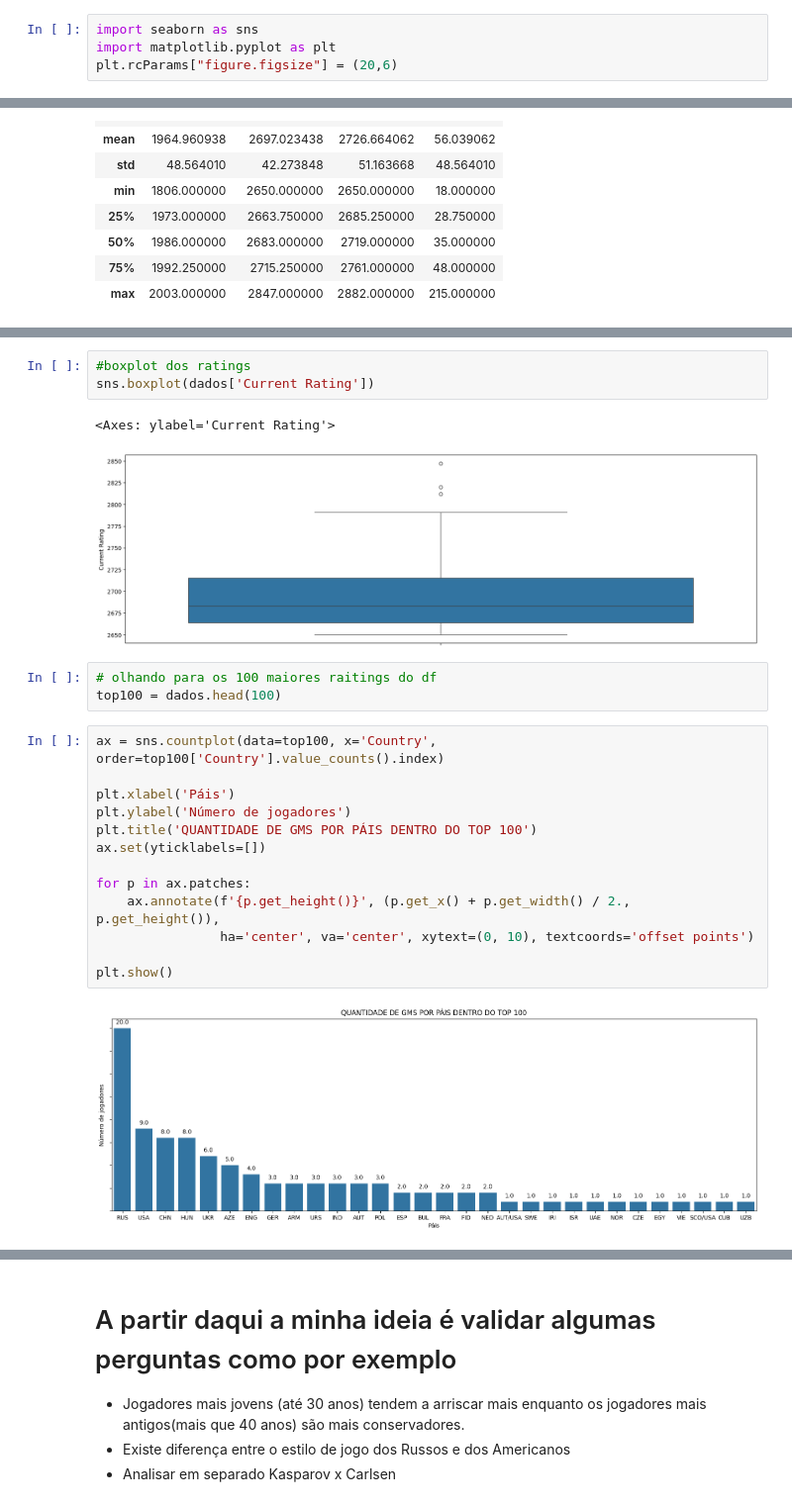
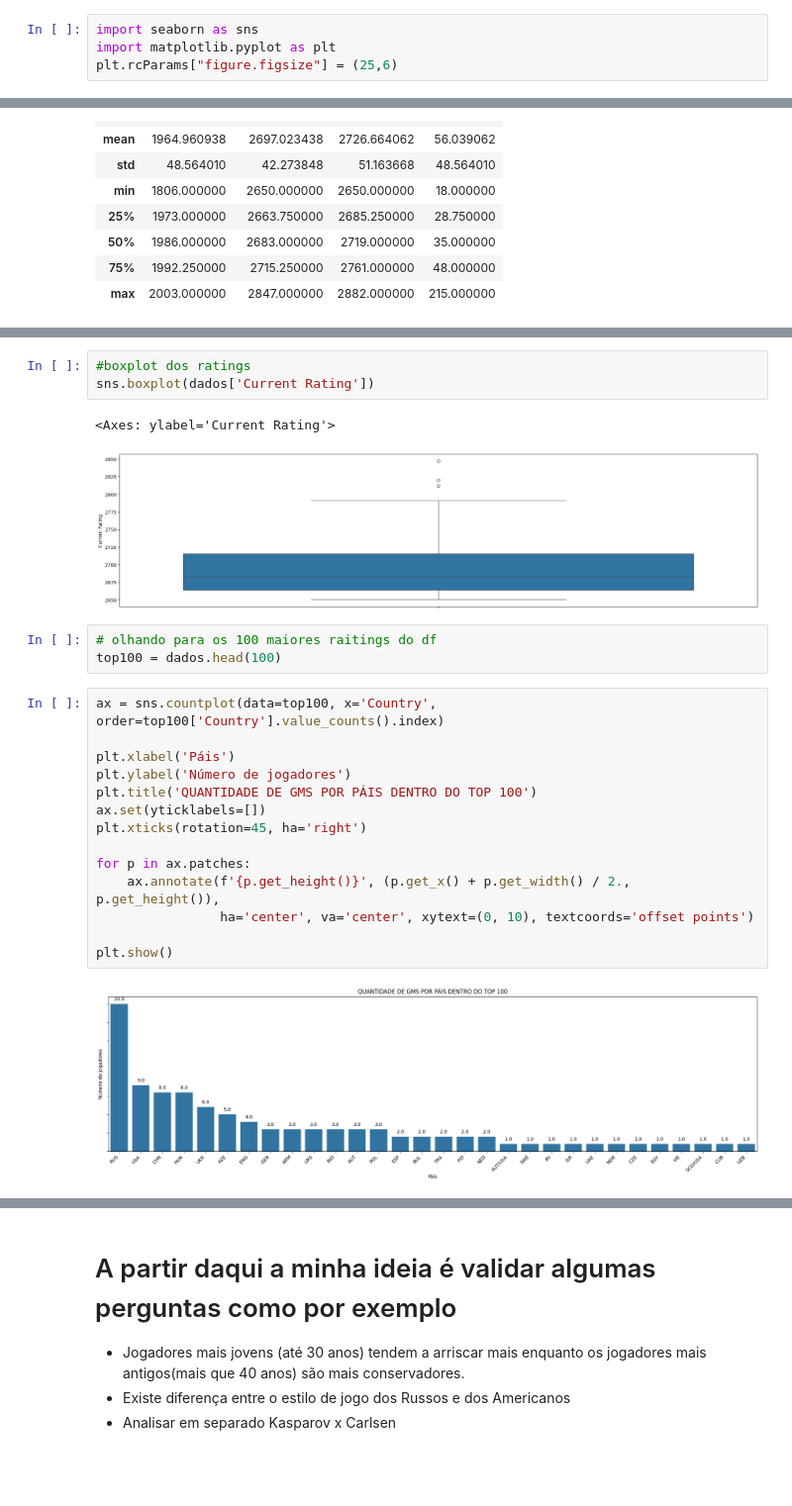
Before and after one commit to PeronxD/Python, a Jupyter notebook: análises_chess.ipynb, the cells around one changed output, grey strips where cells are left out. Shown: that part at 99% size. Saved outputs shown, nothing was run; the diff lists cells and outputs as text; blank space fills up the shorter version.

```diff
--- a/análises_chess.ipynb
+++ b/análises_chess.ipynb
@@ -112,7 +107,7 @@ dados = dados.sort_values(by='Current Rating', ascending=False).reset_index(drop
 # %%
 import seaborn as sns
 import matplotlib.pyplot as plt
-plt.rcParams["figure.figsize"] = (20,6)
+plt.rcParams["figure.figsize"] = (25,6)
 # %%
 dados.describe()
 # %% [output]
@@ -136,25 +131,26 @@ sns.histplot(dados['Current Rating'])
 sns.boxplot(dados['Current Rating'])
 # %% [output]
 <Axes: ylabel='Current Rating'>
-[figure, old version]
+[figure, new version]
 # %%
 # olhando para os 100 maiores raitings do df
 top100 = dados.head(100)
 # %%
 ax = sns.countplot(data=top100, x='Country', order=top100['Country'].value_counts().index)
 
 plt.xlabel('Páis')
 plt.ylabel('Número de jogadores')
 plt.title('QUANTIDADE DE GMS POR PÁIS DENTRO DO TOP 100')
 ax.set(yticklabels=[])
+plt.xticks(rotation=45, ha='right')
 
 for p in ax.patches:
     ax.annotate(f'{p.get_height()}', (p.get_x() + p.get_width() / 2., p.get_height()),
                 ha='center', va='center', xytext=(0, 10), textcoords='offset points')
 
 plt.show()
 # %% [output]
-[figure, old version]
+[figure, new version]
 # %%
 ax = sns.countplot(data=dados, x='Country', order=dados['Country'].value_counts().index)
 
```
Also changed, not shown: parts of 29 cells of this notebook.
